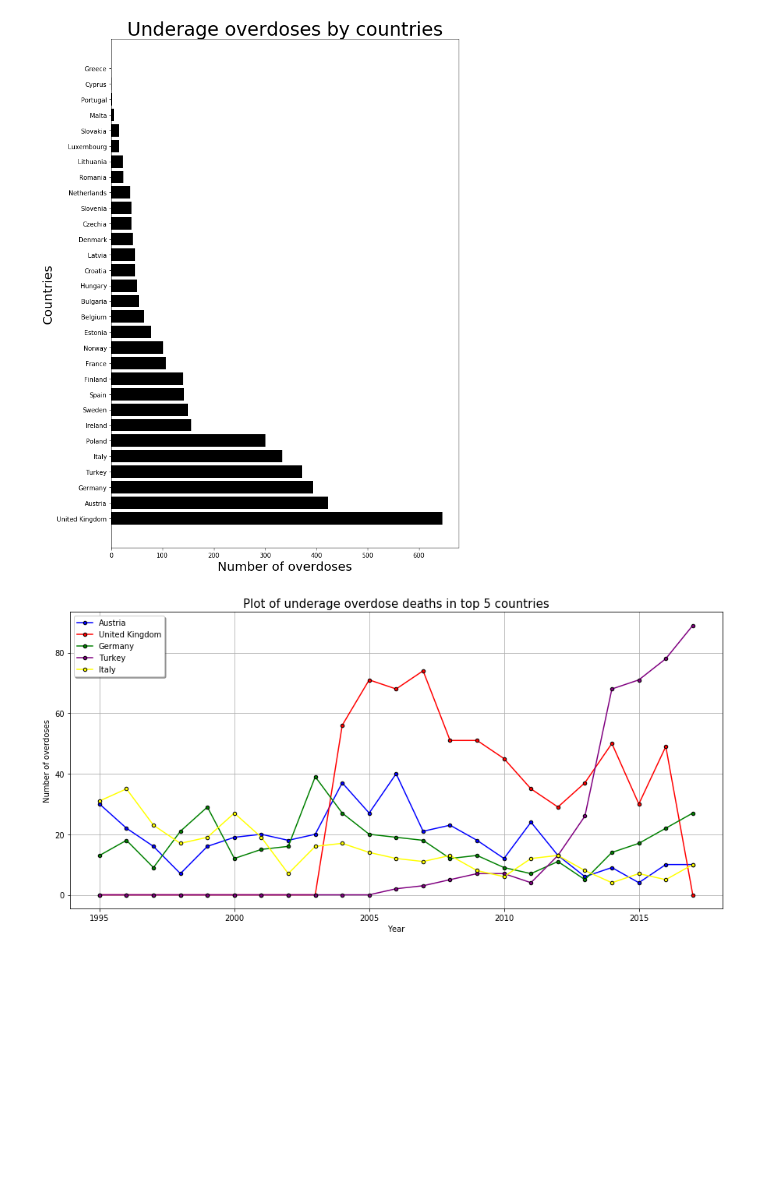
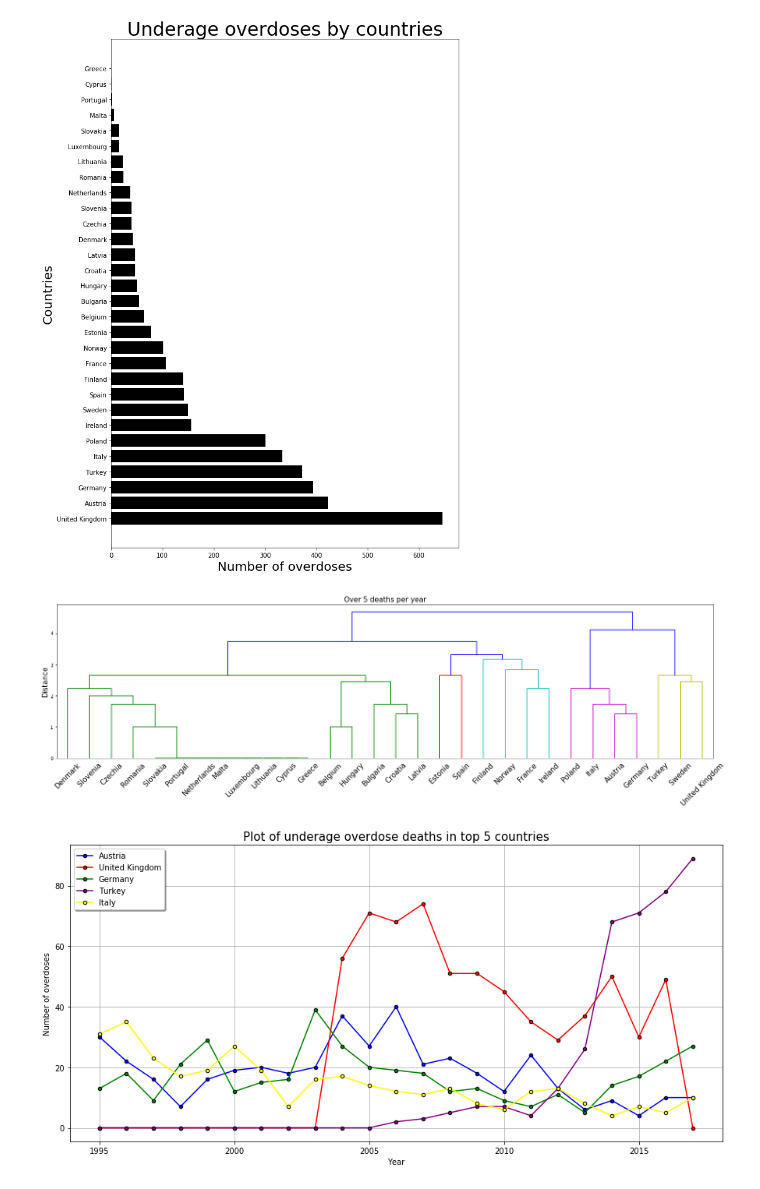
Before and after one commit to danilo1214/PR20ddpdjphv, a Jupyter notebook: Predrag1-Underage and elderly overdoses.ipynb, the cells around one changed output. Saved outputs shown, nothing was run; the diff lists cells and outputs as text; code cells hidden in the pictures; blank space fills up the shorter version.

```diff
--- a/Predrag1-Underage and elderly overdoses.ipynb
+++ b/Predrag1-Underage and elderly overdoses.ipynb
@@ -132,6 +131,34 @@ plt.title("Underage overdoses by countries",fontsize=30)
 # %% [output]
 Text(0.5, 1.0, 'Underage overdoses by countries')
 [figure]
+# %%
+import scipy.cluster.hierarchy as sch
+from sklearn.metrics import silhouette_score
+underage_d={}
+for i,row in f.iterrows():
+    if type(row["Country"]) is str:
+        country = row["Country"].strip().replace("*", "").strip()
+        underage_d[country] = [row[col] for col in f3.columns[:-1][1:]]
+        nan_indx = np.isnan(underage_d[country])
+        replaceNan(underage_d[country], nan_indx,0)
+for value in underage_d.values():
+    for i,el in enumerate(value):
+        if(el>5):
+            value[i]=1
+        else:
+            value[i]=0
+matrix1=[]
+for c in underage_d.keys():
+    matrix1.append(underage_d[c])
+L = sch.linkage(matrix1, method="complete", metric="euclidean")
+plt.figure(figsize=(25, 6))
+labels = [c for c in underage_d.keys()]
+D    = sch.dendrogram(L, labels=labels, leaf_font_size=15)
+plt.ylabel("Distance",fontsize=15)
+plt.title("Over 5 deaths per year",fontsize=15)
+plt.show()
+# %% [output]
+[figure, added]
 # %%
 austria_underage=underage_zemlje["Austria"]
 uk_underage=underage_zemlje["United Kingdom"]
```
Also changed, not shown: parts of 2 cells of this notebook.
